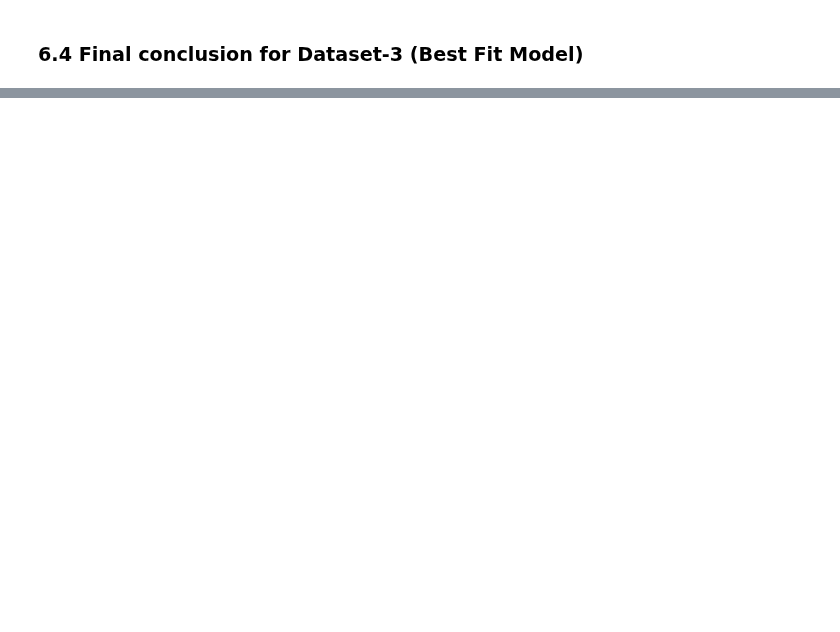
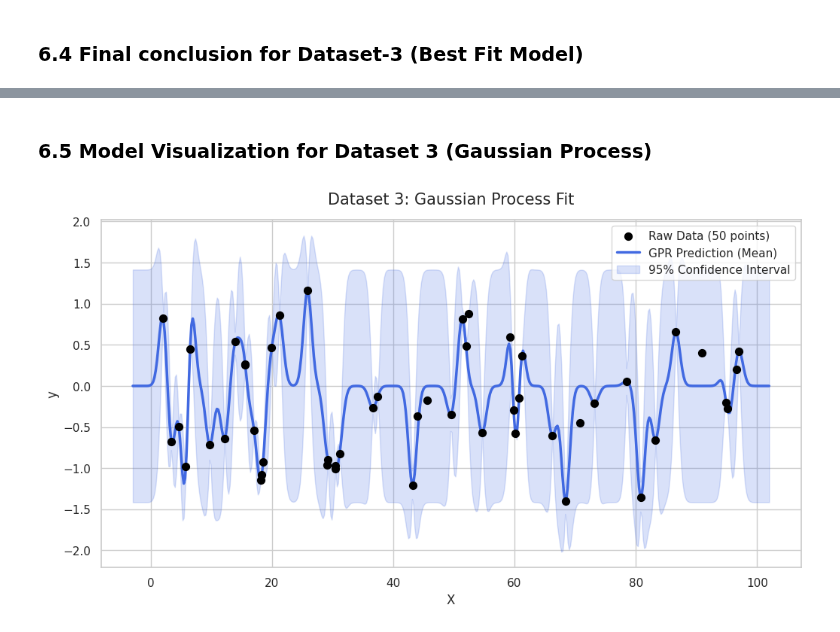
Before and after one commit to huzefar/oxford, a Jupyter notebook: CML/workspace/Task-1.ipynb, the cells around one changed output, grey strips where cells are left out. Saved outputs shown, nothing was run; the diff lists cells and outputs as text; code cells hidden in the pictures; blank space fills up the shorter version.

```diff
--- a/CML/workspace/Task-1.ipynb
+++ b/CML/workspace/Task-1.ipynb
@@ -737,13 +760,11 @@ krr3 = make_pipeline(StandardScaler(), KernelRidge(kernel='rbf', alpha=0.1, gamm
 evaluate_model(krr3, X3_train, X3_test, y3_train, y3_test, "Kernel Ridge (RBF)")
 
 # 4. Support Vector Regression
-svr3 = make_pipeline(StandardScaler(), SVR(kernel='rbf', C=10, gamma=1))
+svr3 = make_pipeline(StandardScaler(), SVR(kernel='rbf', C=1, gamma=1))
 evaluate_model(svr3, X3_train, X3_test, y3_train, y3_test, "SVR (RBF Kernel)")
-#svr2 = make_pipeline(StandardScaler(), SVR(C=1, gamma='scale'))
-#evaluate_model(svr2, X2_train, X2_test, y2_train, y2_test, "SVR")
 
 # 5. Gaussian Process Regressor
-kernel3 = ConstantKernel(1.0, (1e-3, 1e3)) * RBF(1.0, (1e-2, 1e2)) + WhiteKernel(noise_level=1e-1)
+kernel3 = ConstantKernel(1.0, (1e-3, 1e5)) * RBF(1.0, (1e-2, 1e2)) + WhiteKernel(noise_level=1e-1)
 gpr3 = make_pipeline(StandardScaler(), GaussianProcessRegressor(kernel=kernel3, n_restarts_optimizer=5, random_state=42))
 evaluate_model(gpr3, X3_train, X3_test, y3_train, y3_test, "Gaussian Process")
 # %% [output]
@@ -789,0 +814,37 @@ The **Gaussian Process** is the `best fit model for Dataset-3`.
+# %% [markdown]
+### 6.5 Model Visualization for Dataset 3 (Gaussian Process)
+# %%
+# Generate a smooth range of X values, extending slightly past the min/max of the data
+X3_range = np.linspace(df3['X'].min() - 5, df3['X'].max() + 5, 500).reshape(-1, 1)
+
+# Predict using the trained Gaussian Process
+y3_pred_smooth, y3_std = gpr3.predict(X3_range, return_std=True)
+
+# Create the plot
+plt.figure(figsize=(12, 6))
+
+# Plot the raw 50 data points
+plt.scatter(df3['X'], df3['y'], color='black', label='Raw Data (50 points)', zorder=3, s=50)
+
+# Plot the GPR Prediction Line
+plt.plot(X3_range, y3_pred_smooth, color='royalblue', label='GPR Prediction (Mean)', linewidth=2.5)
+
+# Fill the 95% Confidence Interval (Mean +/- 1.96 * Standard Deviation)
+plt.fill_between(
+    X3_range.ravel(),
+    y3_pred_smooth - 1.96 * y3_std,
+    y3_pred_smooth + 1.96 * y3_std,
+    color='royalblue',
+    alpha=0.2,
+    label='95% Confidence Interval'
+)
+
+# Plot Labels
+plt.title("Dataset 3: Gaussian Process Fit", fontsize=15, pad=15)
+plt.xlabel("X", fontsize=12)
+plt.ylabel("y", fontsize=12)
+plt.legend(loc='upper right', fontsize=11)
+
+plt.show()
+# %% [output]
+[figure, added]
```
Also changed, not shown: parts of 15 cells of this notebook.
